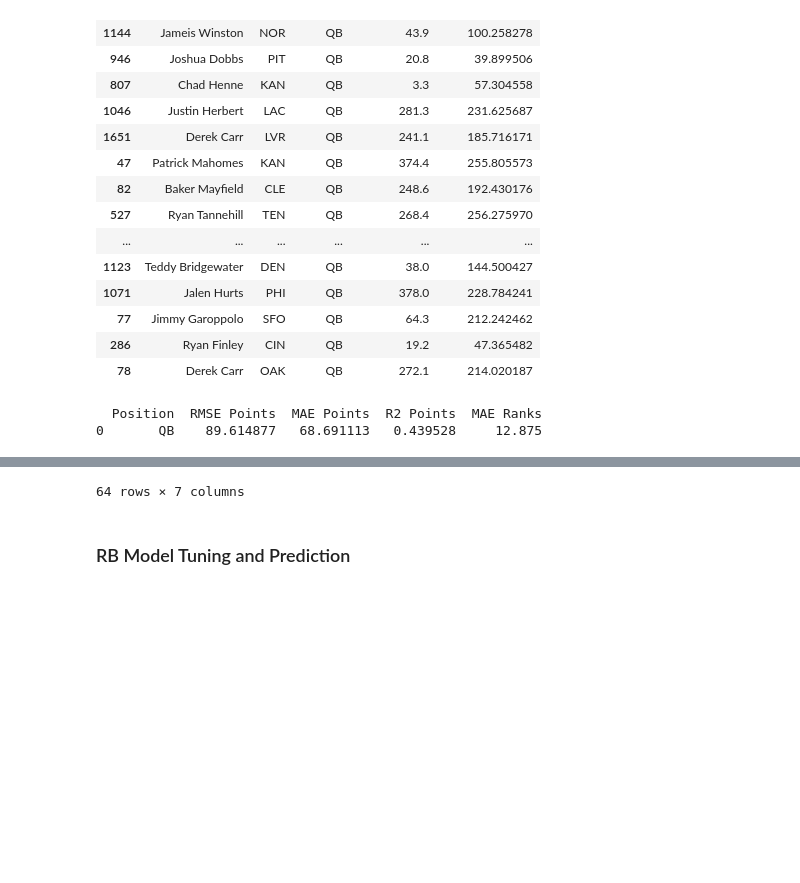
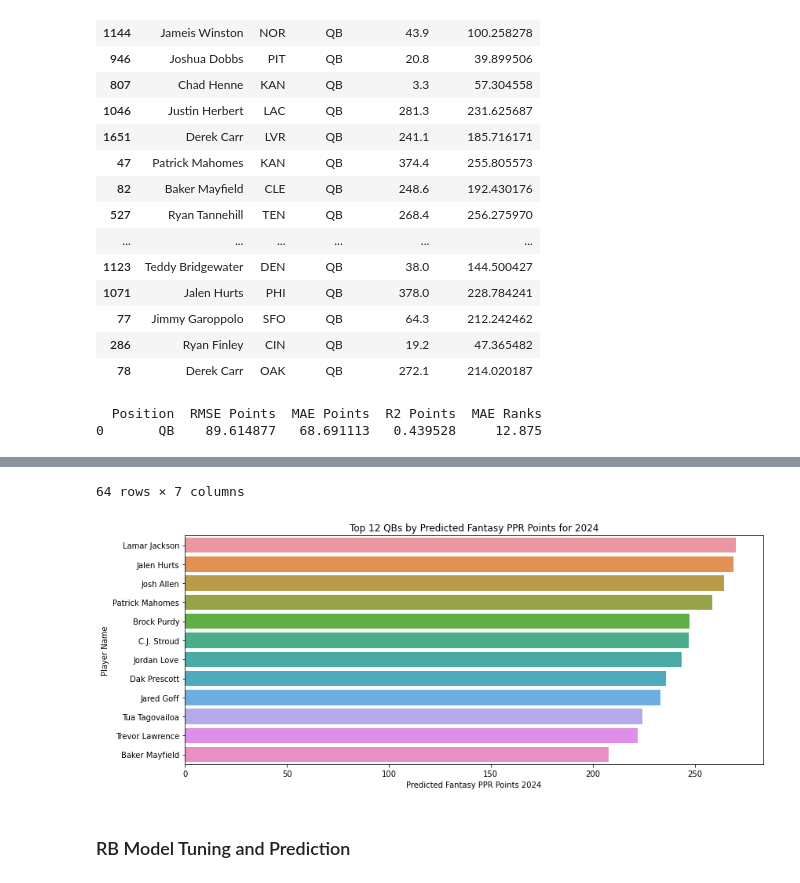
Before and after one commit to TrevBunch/DS-340W-Project, a Jupyter notebook: ModelCode.ipynb, the cells around one changed output, grey strips where cells are left out. Cells and saved outputs as stored; diff of their text form; code cells hidden in the pictures; blank space fills up the shorter version.

Commit message:
Graphs

```diff
--- a/ModelCode.ipynb
+++ b/ModelCode.ipynb
@@ -213,3 +220,32 @@ def overall_prediction_table(*position_tables): #function that combines all the
+# %%
+#functions that help display results
+def plot_top12_position(data, position, title): #show top 12 predicted by position like parent paper
+
+    position_df = data[data["Position"] == position] #get the position column
+    position_df = position_df.sort_values(by = "Predicted Fantasy PPR Points 2024", ascending= False).head(12) #descend by predicted points, looking at top 12
+
+    plt.figure(figsize = (12, 5))
+    sns.barplot(data = position_df, y = "Name", x = "Predicted Fantasy PPR Points 2024")
+    plt.title(title)
+    plt.xlabel("Predicted Fantasy PPR Points 2024")
+    plt.ylabel("Player Name")
+    plt.tight_layout()
+    plt.show()
+
+def plot_positional_metric_comparison(data): #look at the metrics against different positions (e.g rmse of a qb vs rb)
+    metrics = ["RMSE Points", "MAE Points", "R2 Points", "MAE Ranks"] #metrics we are using
+    figure, axes = plt.subplots(1, len(metrics), figsize = (20, 5)) #make subplots for each metric
+
+    for i, metric in enumerate(metrics): #make a bar for each position for each metric
+        axis = axes[i]
+        sns.barplot(data = data, x = "Position", y = metric, ax = axis) #barplot of position for the metric
+        axis.set_title(metric)
+        axis.set_xlabel("Position")
+        if "R2" in metric: #r2 has different scale from other metrics
+            axis.set_ylim(0, 1)
+    plt.suptitle("Metric Performance Across Positions")
+    plt.tight_layout
+    plt.show()
 # %% [markdown]
 ## Part 2: Redesign of Parent Paper Code Ideas
 # %% [markdown]
@@ -332,30 +368,33 @@ QB_test_results
 # %%
 #predict QBs on the validation data using the best model and features found
 #will get 2024 predictions in terms of points and position rank
 #compare the predictions versus real 2024 point and rank
 
 QB_2024_pred = predict_2024(QB_best_model, QB_best_features, QB_data_2024) #predictions of validation data
 QB_metrics_table = pd.DataFrame([metric_table('QB', QB_data_2024, QB_2024_pred, fantasy_data_2024, "Fantasy_PPR_NextYear")]) #get RMSE, MAE, R2 of predictions versus real results
 QB_2024_table = position_prediciton_table("QB", QB_data_2024, QB_2024_pred, fantasy_data_2024, "Name", "Team_NextYear", "Position", "Fantasy_PPR_NextYear") #display QB results
 
 print(QB_metrics_table)
-QB_2024_table
+display(QB_2024_table)
+
+plot_top12_position(QB_2024_table, position = "QB", title = "Top 12 QBs by Predicted Fantasy PPR Points for 2024")
 # %% [output]
   Position  RMSE Points  MAE Points  R2 Points  MAE Ranks
 0       QB    89.614877   68.691113   0.439528     12.875
 |  | Name | Team | Position | Predicted Fantasy PPR Points 2024 | Actual Fantasy PPR Points 2024 | Predicted Position Rank | ... |
 | 0 | Lamar Jackson | BAL | QB | 269.975159 | 430.4 | 1 | ... |
 | 1 | Jalen Hurts | PHI | QB | 268.947906 | 315.1 | 2 | ... |
 | 2 | Josh Allen | BUF | QB | 264.428711 | 379.0 | 3 | ... |
 | 3 | Patrick Mahomes | KAN | QB | 258.454834 | 283.0 | 4 | ... |
 | 4 | Brock Purdy | SFO | QB | 247.385681 | 266.9 | 5 | ... |
 | ... | ... | ... | ... | ... | ... | ... | ... |
 | 59 | Cooper Rush | DAL | QB | 41.827072 | 109.6 | 60 | ... |
 | 60 | Mike White | BUF | QB | 41.344501 | 1.1 | 61 | ... |
 | 61 | Drew Lock | NYG | QB | 39.958927 | 80.1 | 62 | ... |
 | 62 | Davis Mills | HOU | QB | 37.962601 | 9.6 | 63 | ... |
 | 63 | Tim Boyle | 2TM | QB | 37.802063 | 13.9 | 64 | ... |
 64 rows × 7 columns
+[figure, added]
 # %% [markdown]
 ### RB Model Tuning and Prediction
 # %%
```
Also changed, not shown: parts of 12 cells of this notebook.
